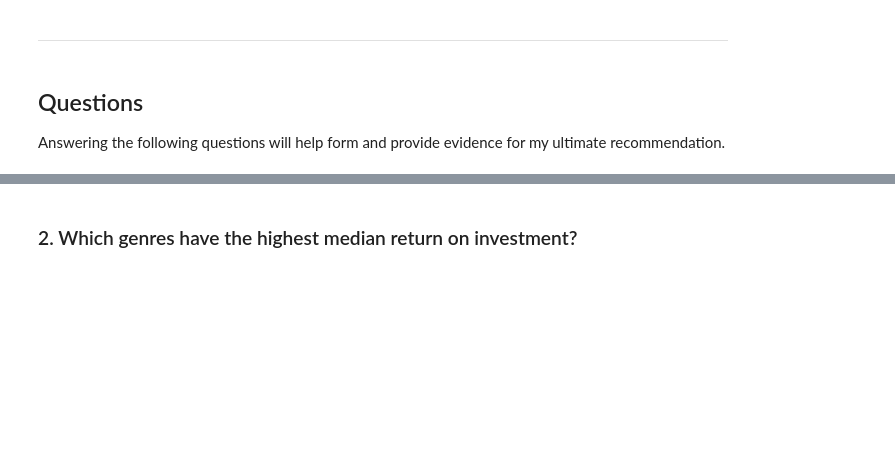
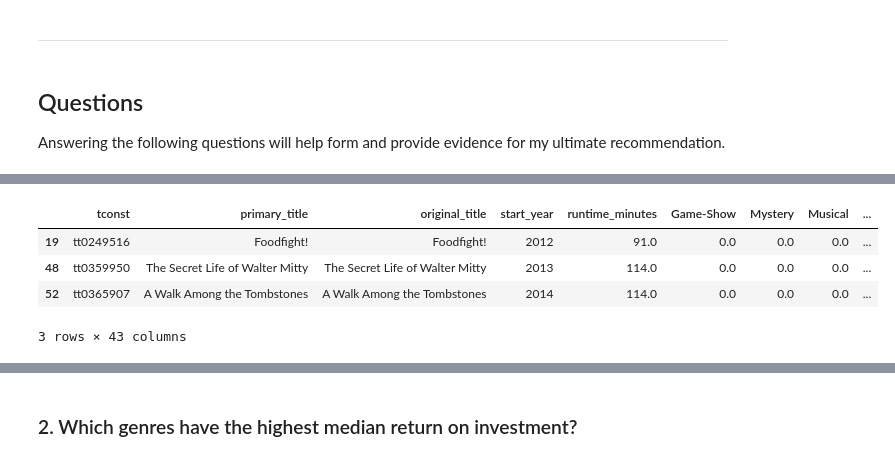
Before and after one commit to tjkyner/flatiron-ds-phase-1-project, a Jupyter notebook: notebooks/analysis.ipynb, the cells around one changed output, grey strips where cells are left out. Saved outputs shown, nothing was run; the diff lists cells and outputs as text; code cells hidden in the pictures; blank space fills up the shorter version.

```diff
--- a/notebooks/analysis.ipynb
+++ b/notebooks/analysis.ipynb
@@ -31,0 +33,12 @@ Answering the following questions will help form and provide evidence for my ult
+# %%
+# Adding columns for ROI and the percent of total revenue that came from foreign box offices
+df_foreign = df_merged_final.dropna().copy()
+df_foreign['roi'] = (df_foreign['worldwide_gross'] / df_foreign['production_budget']) - 1
+df_foreign['foreign_pct'] = df_foreign['foreign_gross'] / df_foreign['worldwide_gross']
+df_foreign.head(3)
+# %% [output]
+|  | tconst | primary_title | original_title | start_year | runtime_minutes | Game-Show | Mystery | Musical | ... |
+| 19 | tt0249516 | Foodfight! | Foodfight! | 2012 | 91.0 | 0.0 | 0.0 | 0.0 | ... |
+| 48 | tt0359950 | The Secret Life of Walter Mitty | The Secret Life of Walter Mitty | 2013 | 114.0 | 0.0 | 0.0 | 0.0 | ... |
+| 52 | tt0365907 | A Walk Among the Tombstones | A Walk Among the Tombstones | 2014 | 114.0 | 0.0 | 0.0 | 0.0 | ... |
+3 rows × 43 columns
```
Also changed, not shown: parts of 4 cells of this notebook.
